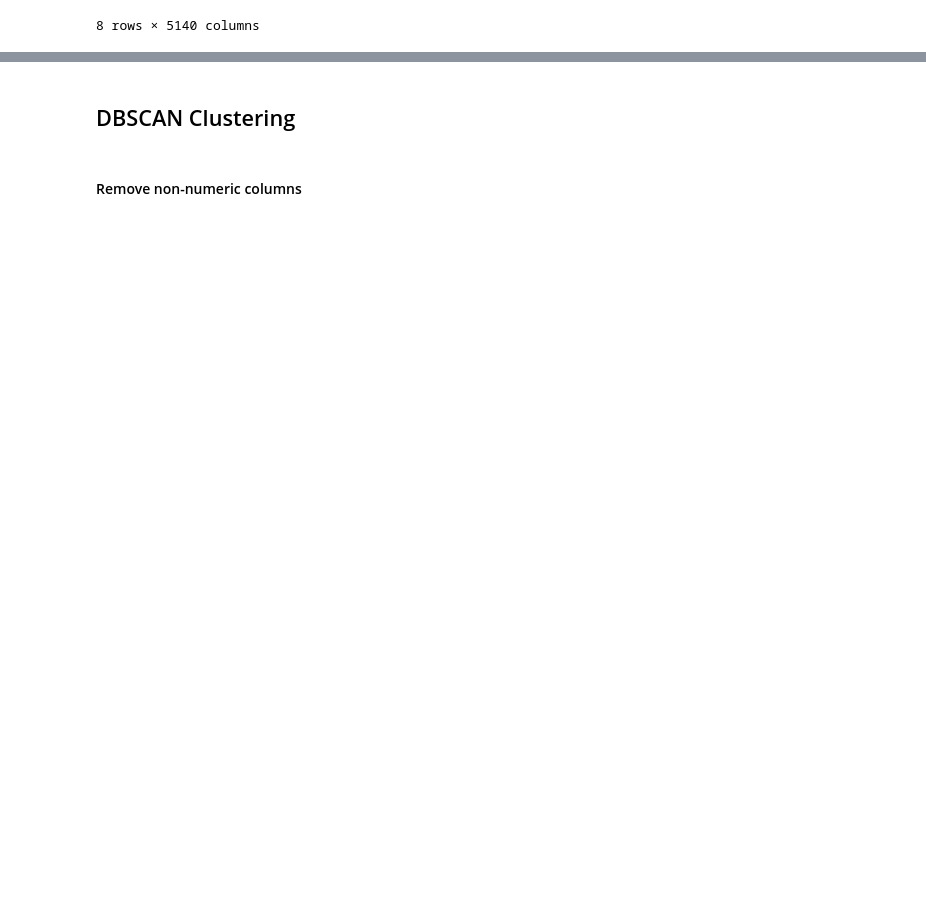
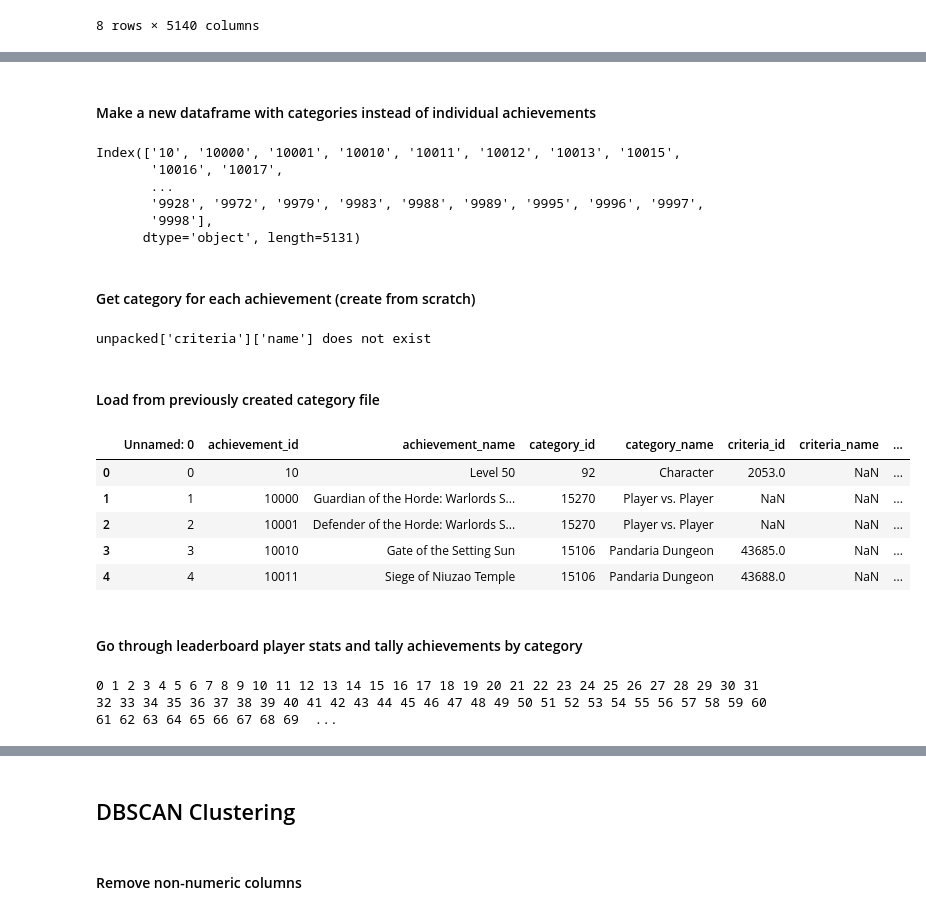
Before and after one commit to haleyspeed/insight_data_science, a Jupyter notebook: subscript/subscript/leaderboard_explorer.ipynb, the cells around one changed output, grey strips where cells are left out. Drawn from its saved outputs; the diff is of its cells as text; code cells hidden in the pictures; blank space fills up the shorter version.

```diff
--- a/subscript/subscript/leaderboard_explorer.ipynb
+++ b/subscript/subscript/leaderboard_explorer.ipynb
@@ -67,0 +74,70 @@ df_ps.describe()
+# %% [markdown]
+#### Make a new dataframe with categories instead of individual achievements
+# %%
+import custom_funcs as cf
+
+
+# base_cols contains leaderboard player stats columns without achievements
+base_cols = ['leaderboard','level', 'guild_rank','player', 'id', 'realm', 'realm_id',
+        'playable_race', 'playable_class', 'faction', 'guild_name', 'completed_quests',
+        'honor_level','mounts_collected','pets_collected','total_achievement_points',
+        'total_achievements']
+
+# import a list of achievement categories
+df_cat = pd.read_csv(os.path.join(dir_raw, 'wow_achievement_categories.csv'))
+category_cols = list(df_cat.id.values.astype(int).astype(str))
+engineered_cols = base_cols + category_cols
+ach_ids = df_ps.columns.difference(base_cols) # Keeps only the numeric achievement_id Columns
+# %% [output]
+Index(['10', '10000', '10001', '10010', '10011', '10012', '10013', '10015',
+       '10016', '10017',
+       ...
+       '9928', '9972', '9979', '9983', '9988', '9989', '9995', '9996', '9997',
+       '9998'],
+      dtype='object', length=5131)
+# %% [markdown]
+#### Get category for each achievement (create from scratch)
+# %%
+# Only run once. Takes 30 mins
+df_ach = pd.DataFrame() # New dataframe for the achievement list
+for ach in ach_ids:
+    results = cf.get_wow_achievement(ach)
+df_ach.category_id = df_ach.category_id.astype(int).astype(str)
+df_ach.achievement_id = df_ach.achievement_id.astype(int).astype(str)
+df_ach.to_csv(os.path.join(dir_clean, 'achievement_details_list.csv'))
+# %% [output]
+unpacked['criteria']['name'] does not exist
+# %% [markdown]
+#### Load from previously created category file
+# %%
+df_ach = pd.read_csv(os.path.join(dir_clean, 'achievement_details_list.csv'))
+df_ach.category_id = df_ach.category_id.astype(int).astype(str)
+df_ach.achievement_id = df_ach.achievement_id.astype(int).astype(str)
+df_ach.head()
+# %% [output]
+|  | Unnamed: 0 | achievement_id | achievement_name | category_id | category_name | criteria_id | criteria_name | ... |
+| 0 | 0 | 10 | Level 50 | 92 | Character | 2053.0 | NaN | ... |
+| 1 | 1 | 10000 | Guardian of the Horde: Warlords S... | 15270 | Player vs. Player | NaN | NaN | ... |
+| 2 | 2 | 10001 | Defender of the Horde: Warlords S... | 15270 | Player vs. Player | NaN | NaN | ... |
+| 3 | 3 | 10010 | Gate of the Setting Sun | 15106 | Pandaria Dungeon | 43685.0 | NaN | ... |
+| 4 | 4 | 10011 | Siege of Niuzao Temple | 15106 | Pandaria Dungeon | 43688.0 | NaN | ... |
+# %% [markdown]
+#### Go through leaderboard player stats and tally achievements by category
+# %%
+# Do this once. It takes ~7 hours for 1500 players
+# Make a new, empty dataframe with player info and achievement categories
+df_ps_cat = pd.DataFrame(columns=engineered_cols)
+i = 0
+for index, row in df_ps.iterrows():
+    print(i, end = ' ')
+    tmp = dict.fromkeys(engineered_cols,0) # Achieve cols should be numbers, default value = 0
+    for base_col in base_cols:
+        tmp[base_col] = row[base_col]  # Copy basic player information from the df_ps dataset
+    for col in ach_ids:  # Add category_id as columns instead of achievement_id
+        if row[col] == 1:
+            category_id = df_ach.loc[df_ach.achievement_id == col].category_id.values[0]
+            tmp[category_id] = tmp[category_id] + 1  # Tallies the number of achievements completed in a category
+    df_ps_cat = df_ps_cat.append(tmp, ignore_index = True)
+    i = i +1
+# %% [output]
+0 1 2 3 4 5 6 7 8 9 10 11 12 13 14 15 16 17 18 19 20 21 22 23 24 25 26 27 28 29 30 31 32 33 34 35 36 37 38 39 40 41 42 43 44 45 46 47 48 49 50 51 52 53 54 55 56 57 58 59 60 61 62 63 64 65 66 67 68 69  ...
```
Also changed, not shown: parts of 23 cells of this notebook, 2 other files.
